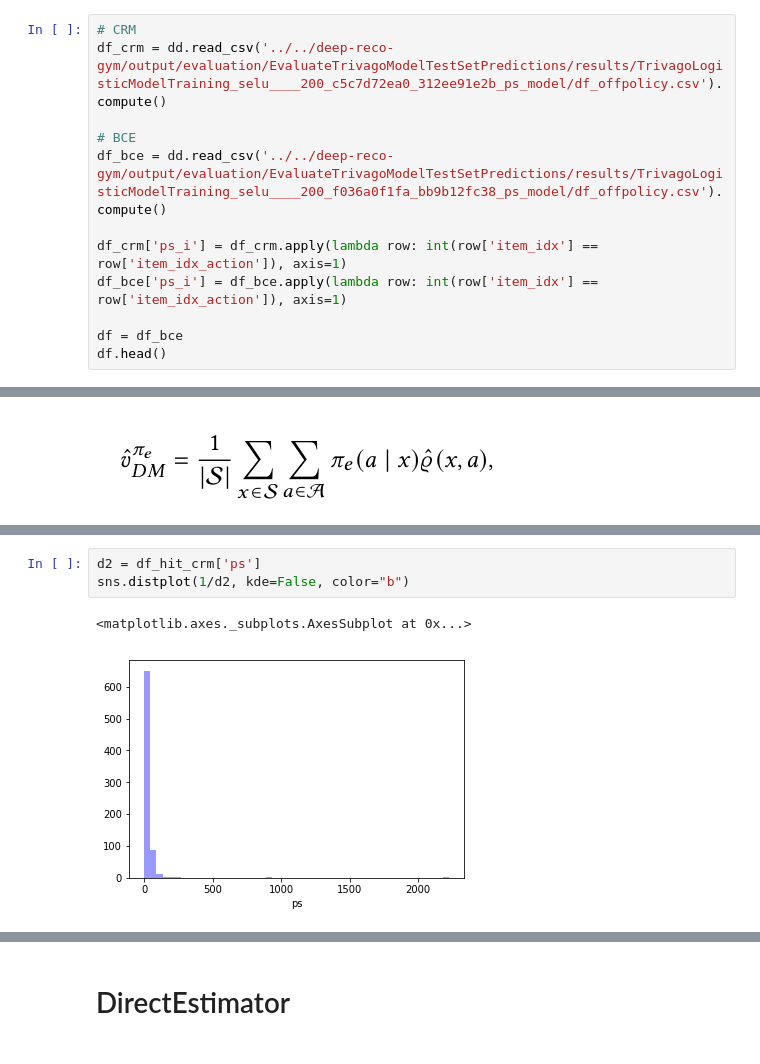
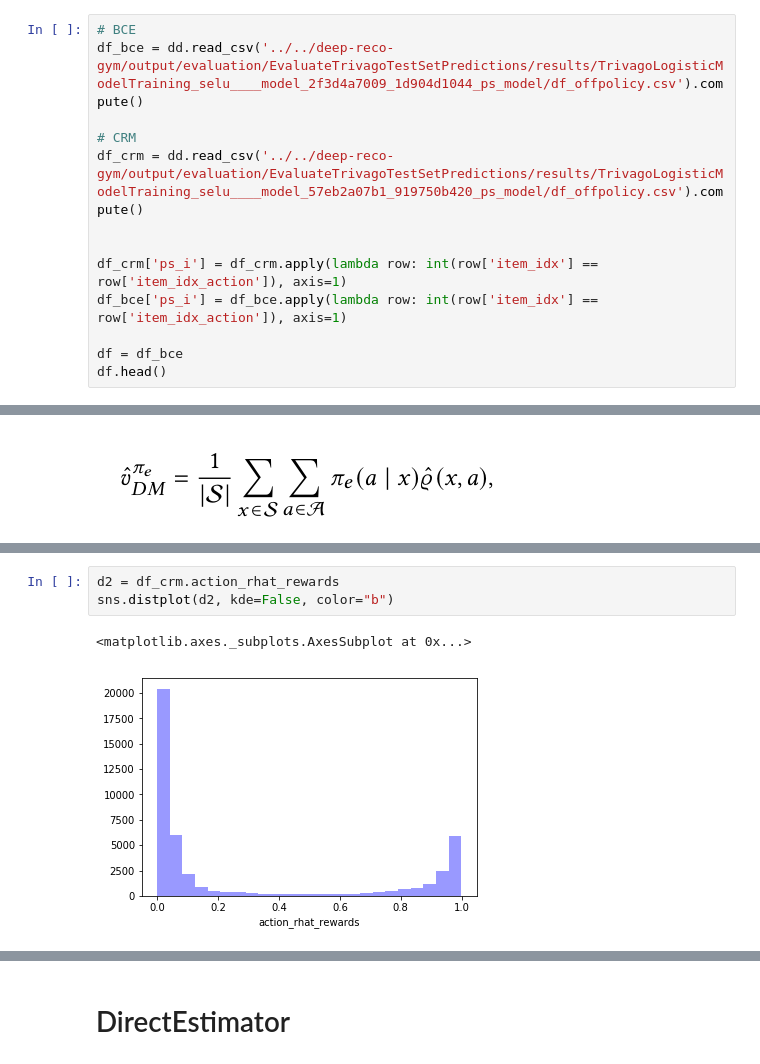
Before and after one commit to deeplearningbrasil/mars-gym, a Jupyter notebook: notebooks/Análise PS (MS).ipynb, the cells around one changed output, grey strips where cells are left out. Cells and saved outputs as stored; diff of their text form.

Commit message:
fix offpolicy eval

```diff
--- a/notebooks/Análise PS (MS).ipynb
+++ b/notebooks/Análise PS (MS).ipynb
@@ -24,9 +34,10 @@ TrivagoLogisticModelTraining_selu____200_f036a0f1fa_bb9b12fc38_ps_model
 # %%
+# BCE
+df_bce = dd.read_csv('../../deep-reco-gym/output/evaluation/EvaluateTrivagoTestSetPredictions/results/TrivagoLogisticModelTraining_selu____model_2f3d4a7009_1d904d1044_ps_model/df_offpolicy.csv').compute()
+
 # CRM
-df_crm = dd.read_csv('../../deep-reco-gym/output/evaluation/EvaluateTrivagoModelTestSetPredictions/results/TrivagoLogisticModelTraining_selu____200_c5c7d72ea0_312ee91e2b_ps_model/df_offpolicy.csv').compute()
+df_crm = dd.read_csv('../../deep-reco-gym/output/evaluation/EvaluateTrivagoTestSetPredictions/results/TrivagoLogisticModelTraining_selu____model_57eb2a07b1_919750b420_ps_model/df_offpolicy.csv').compute()
 
-# BCE
-df_bce = dd.read_csv('../../deep-reco-gym/output/evaluation/EvaluateTrivagoModelTestSetPredictions/results/TrivagoLogisticModelTraining_selu____200_f036a0f1fa_bb9b12fc38_ps_model/df_offpolicy.csv').compute()
 
 df_crm['ps_i'] = df_crm.apply(lambda row: int(row['item_idx'] == row['item_idx_action']), axis=1)
 df_bce['ps_i'] = df_bce.apply(lambda row: int(row['item_idx'] == row['item_idx_action']), axis=1)
@@ -89,6 +108,6 @@ CRM: 757 0.0743398402547347
 # %%
-d2 = df_hit_crm['ps']
-sns.distplot(1/d2, kde=False, color="b")
+d2 = df_crm.action_rhat_rewards
+sns.distplot(d2, kde=False, color="b")
 # %% [output]
 <matplotlib.axes._subplots.AxesSubplot at 0x...>
-[figure, old version]
+[figure, new version]
```
Also changed, not shown: parts of 46 cells of this notebook, 9 other files.
